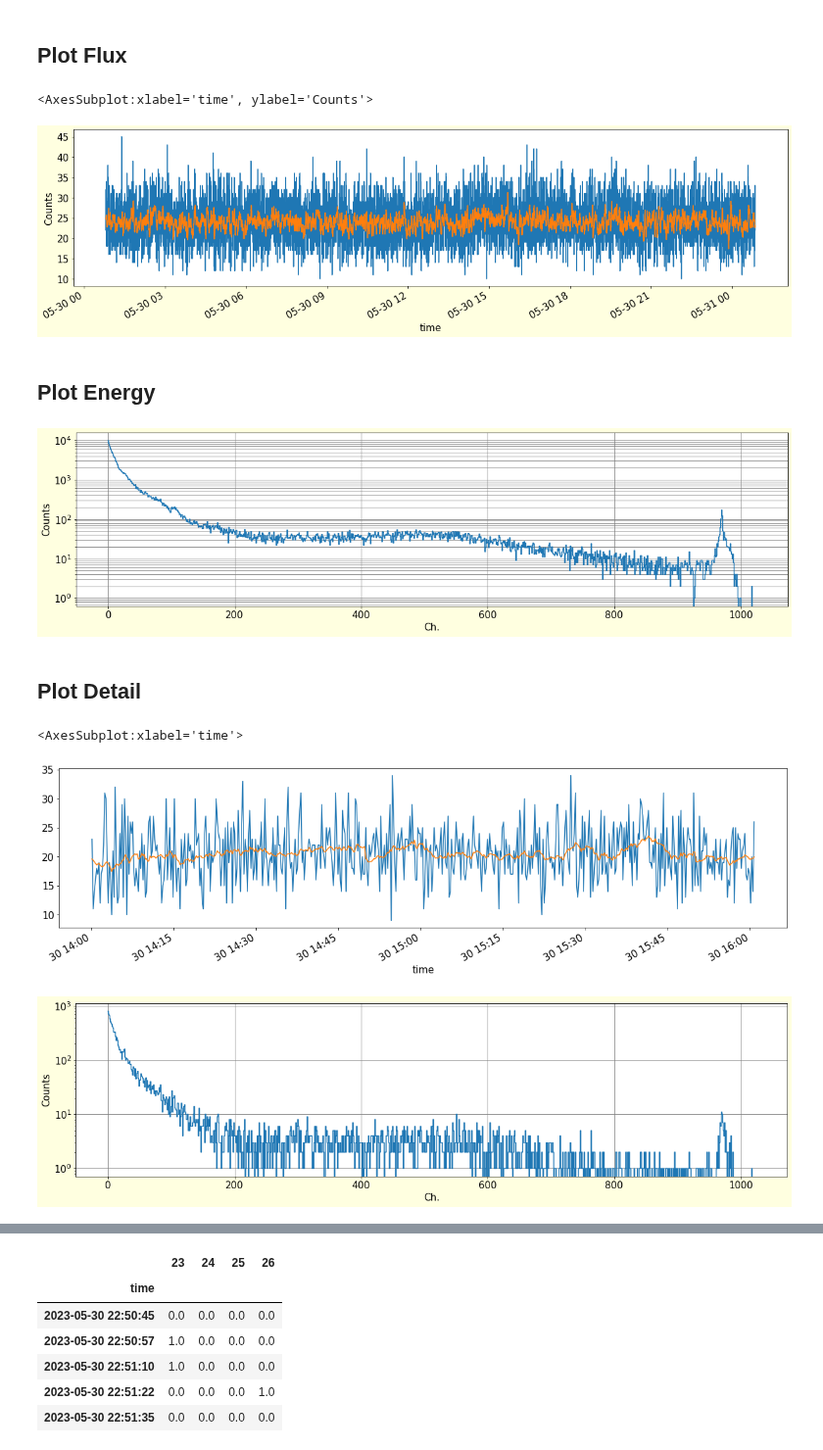
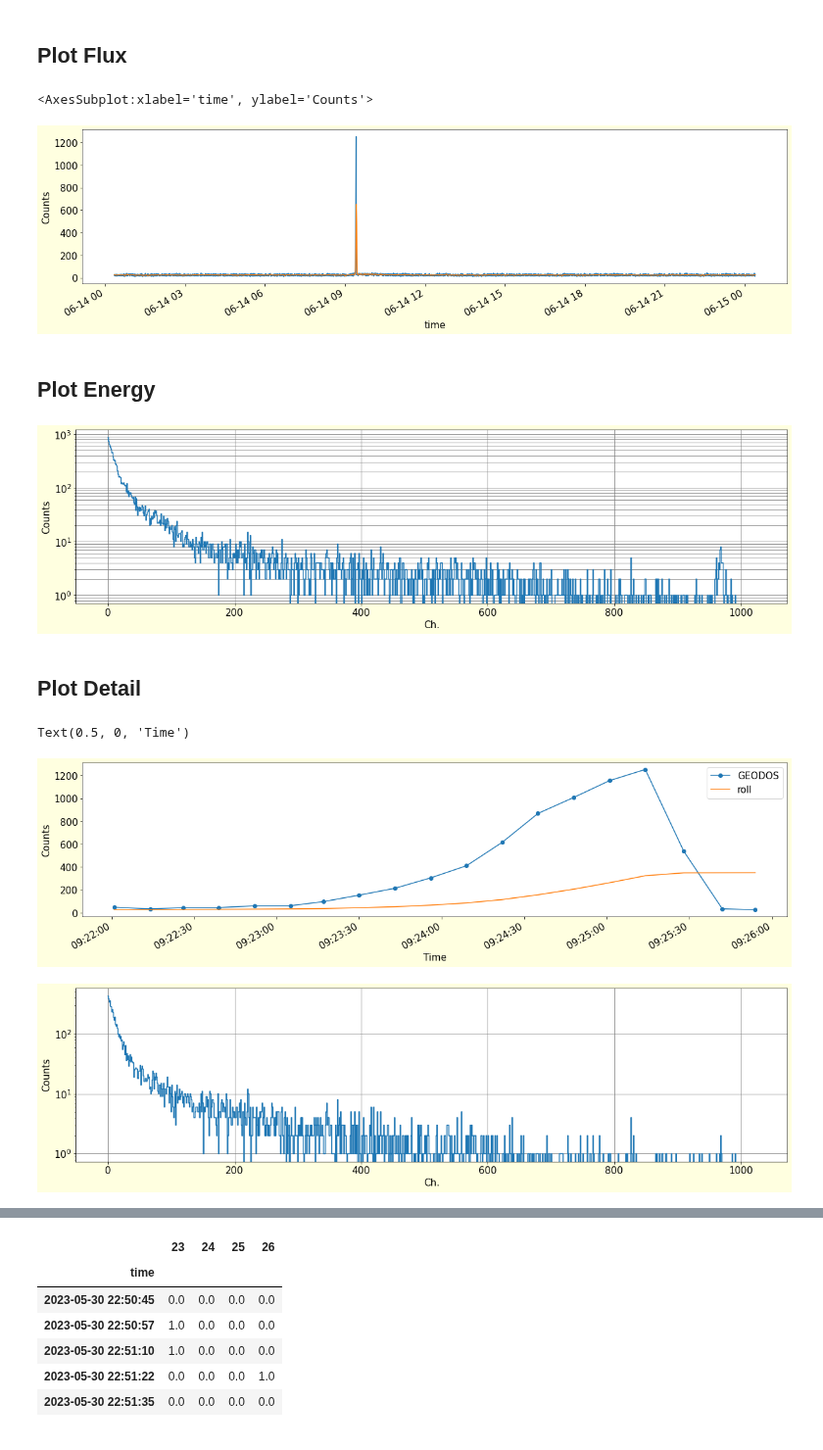
Before and after one commit to UniversalScientificTechnologies/GEODOS02, a Jupyter notebook: notebooks/GEODOS-LS.ipynb, the cells around one changed output, grey strips where cells are left out. Shown at 98% size. Cells and saved outputs as stored; diff of their text form; code cells hidden in the pictures.

Commit message:
new graphs for GEODOS LS

```diff
--- a/notebooks/GEODOS-LS.ipynb
+++ b/notebooks/GEODOS-LS.ipynb
@@ -20,6 +20,9 @@ Populating the interactive namespace from numpy and matplotlib
 # %%
 dto = '/storage/stations/LS/GEODOS/2023/03/27/'
 dto = '/storage/stations/LS/GEODOS/2023/05/30/'
+dto = '/storage/stations/LS/GEODOS/2023/06/02/'
+dto = '/storage/stations/LS/GEODOS/2023/06/08/'
+dto = '/storage/stations/LS/GEODOS/2023/06/14/'
 
 
 df = pd.DataFrame()
@@ -105,7 +108,7 @@ combined_indices = np.repeat(row_indices, len(column_indices)//hits.shape[0]) *
 histogram_values = np.bincount(combined_indices, minlength=hits.shape[0] * MAX_CH)#hits.shape[0] * channels_columns.shape[1])
 histogram_values = histogram_values.reshape(hits.shape[0], MAX_CH)
 
-histogram.iloc[:,(LAST_CH-FIRST_CH):(LAST_CH-FIRST_CH)+MAX_CH-(LAST_CH-START_HIST)] = histogram_values[:,(LAST_CH-START_HIST):]
+histogram.iloc[:-1,(LAST_CH-FIRST_CH):(LAST_CH-FIRST_CH)+MAX_CH-(LAST_CH-START_HIST)] = histogram_values[:,(LAST_CH-START_HIST):]
 
 histogram['temperature'] = hist['temperature'].apply(pd.to_numeric)
 histogram['pressure'] = hist['pressure'].apply(pd.to_numeric)
@@ -150,18 +119,0 @@ df
-# %%
-
-df = pd.DataFrame([[1, 2, 2],[4, 1, 4],[18, 3, 3, 3, 3, 3, 3, 3, 3, 3, 3, 3, 3, 3, 3, 3, 3, 3, 3, 3, 3, 3, 3, 3, 3, 3, 3, 3, 3, 3, 3, 3, 3, 3]])
-df = df.fillna(0).astype(int)
-
-mx = 20
-
-histogram = pd.DataFrame(np.zeros((len(df), mx)))
-
-row_indices = np.arange(len(df))
-column_indices = df.values.flatten()
-
-combined_indices = np.repeat(row_indices, len(column_indices)//len(df)) * mx + column_indices
-histogram_values = np.bincount(combined_indices, minlength=len(df) * mx)
-histogram_values = histogram_values.reshape(len(df), mx)
-
-histogram.iloc[:, :] = histogram_values
-histogram
@@ -192,12 +134,13 @@ histogram['flux'].plot()
 histogram['roll'].plot()
 # %% [output]
 <AxesSubplot:xlabel='time', ylabel='Counts'>
-[figure, old version]
+[figure, new version]
 # %% [markdown]
 ## Plot Energy
 # %%
 yy = histogram.copy()
 #yy = yy.loc['2023-03-27 11:00:00':'2023-03-27 13:00:00']
+yy = yy.loc['2023-06-14 09:24:00':'2023-06-14 10:26:00']
 ener = yy.iloc[:,0:1024].sum()
 ener = ener.reset_index()
 
@@ -215,25 +158,34 @@ plt.grid(which='minor', color='grey', linestyle='-')
 plt.grid(color='grey')
 #plt.xlim([90,150])
 # %% [output]
-[figure, old version]
+[figure, new version]
 # %% [markdown]
 ## Plot Detail
 # %%
 FROM = '2023-05-30 14:00'
 TO = '2023-05-30 16:00'
+FROM = '2023-06-08 9:30:00'
+TO = '2023-06-08 13:00:00'
+FROM = '2023-06-14 9:22:00'
+TO = '2023-06-14 9:26:00'
 #FROM = '2023-05-30 9:00'
 #TO = '2023-05-30 11:00'
-histogram['flux'] = histogram.loc[:,0:100].sum(axis=1)
+histogram['flux'] = histogram.loc[:,0:1000].sum(axis=1)
 #histogram['flux'] = histogram.loc[:,24:26].sum(axis=1)
 histogram['roll'] = histogram['flux'].rolling(20).mean()
-plt.figure(figsize=(20,5))
+plt.figure(figsize=(20,5), facecolor='lightyellow')
 plt.tight_layout()
 matplotlib.rcParams.update({'font.size': 15})
-histogram.loc[FROM:TO,'flux'].plot()
+histogram.loc[FROM:TO,'flux'].plot(marker='o', label='GEODOS')
 histogram.loc[FROM:TO,'roll'].plot()
+
+#plt.ylim(20,100)
+plt.legend()
+plt.ylabel('Counts')
+plt.xlabel('Time')
 # %% [output]
-<AxesSubplot:xlabel='time'>
+Text(0.5, 0, 'Time')
-[figure, old version]
+[figure, new version]
 # %%
 yy = histogram.copy()
 yy = yy.loc[FROM:TO]
@@ -252,7 +204,7 @@ plt.ylabel('Counts')
 plt.grid(color='grey')
 #plt.xlim([10,100])
 # %% [output]
-[figure, old version]
+[figure, new version]
 # %%
 yy1 = histogram.copy()
 #yy = histogram.copy()
```
Also changed, not shown: parts of 38 cells of this notebook, 1 other file.
